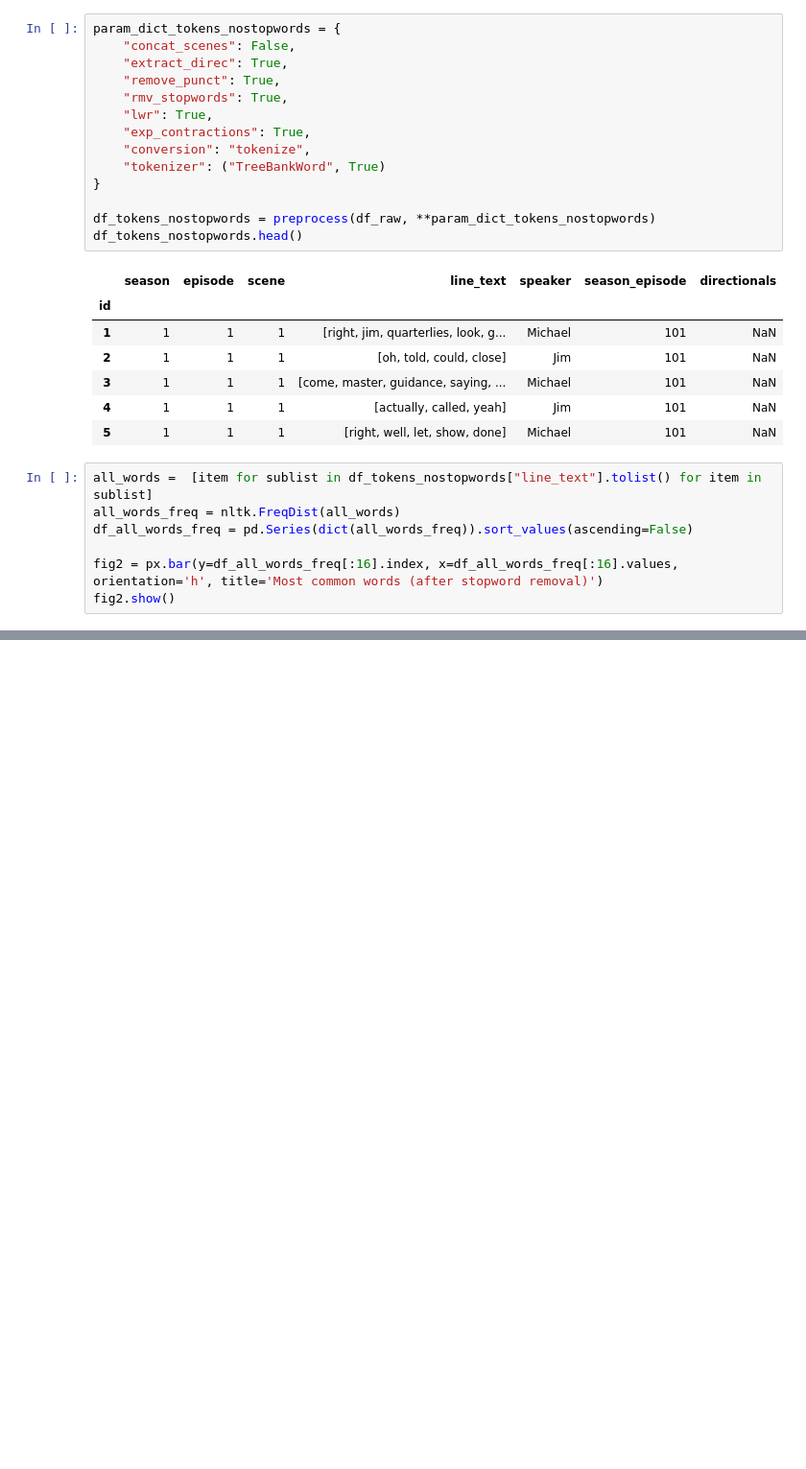
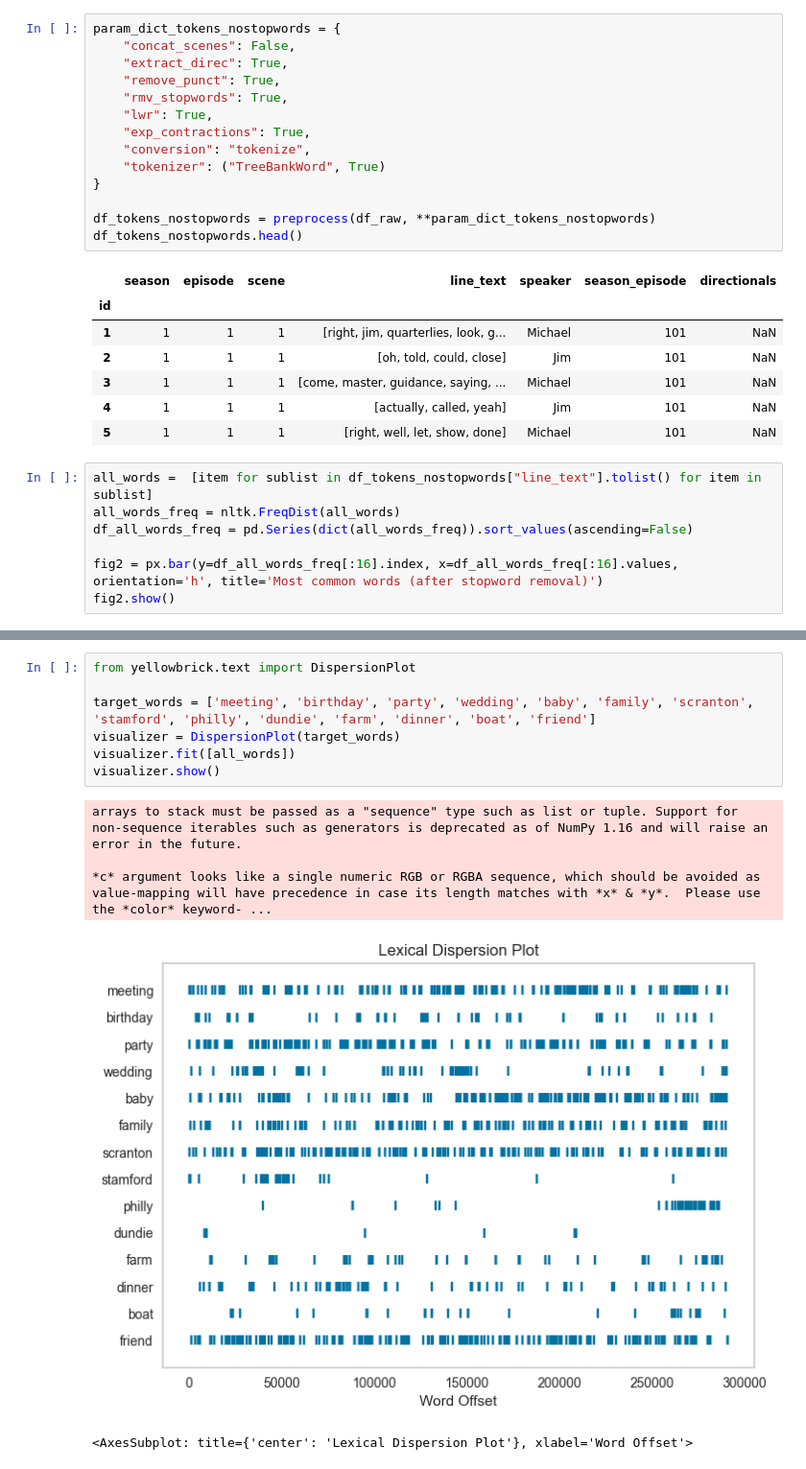
Before and after one commit to timo282/NLP-The-Office, a Jupyter notebook: notebooks/analysis_nlp.ipynb, the cells around one changed output, grey strips where cells are left out. Shown at 96% size. Cells and saved outputs as stored; diff of their text form; blank space fills up the shorter version.

Commit message:
Improve preprocessing, Add further nlp analysis (dispersion, concordance, ngrams, sentiment)

```diff
--- a/notebooks/analysis_nlp.ipynb
+++ b/notebooks/analysis_nlp.ipynb
@@ -203,0 +242,13 @@ fig2.show()
+# %%
+from yellowbrick.text import DispersionPlot
+
+target_words = ['meeting', 'birthday', 'party', 'wedding', 'baby', 'family', 'scranton', 'stamford', 'philly', 'dundie', 'farm', 'dinner', 'boat', 'friend']
+visualizer = DispersionPlot(target_words)
+visualizer.fit([all_words])
+visualizer.show()
+# %% [output]
+arrays to stack must be passed as a "sequence" type such as list or tuple. Support for non-sequence iterables such as generators is deprecated as of NumPy 1.16 and will raise an error in the future.
+
+*c* argument looks like a single numeric RGB or RGBA sequence, which should be avoided as value-mapping will have precedence in case its length matches with *x* & *y*.  Please use the *color* keyword- ...
+[figure, added]
+<AxesSubplot: title={'center': 'Lexical Dispersion Plot'}, xlabel='Word Offset'>
```
Also changed, not shown: parts of 12 cells of this notebook, 1 other file.
